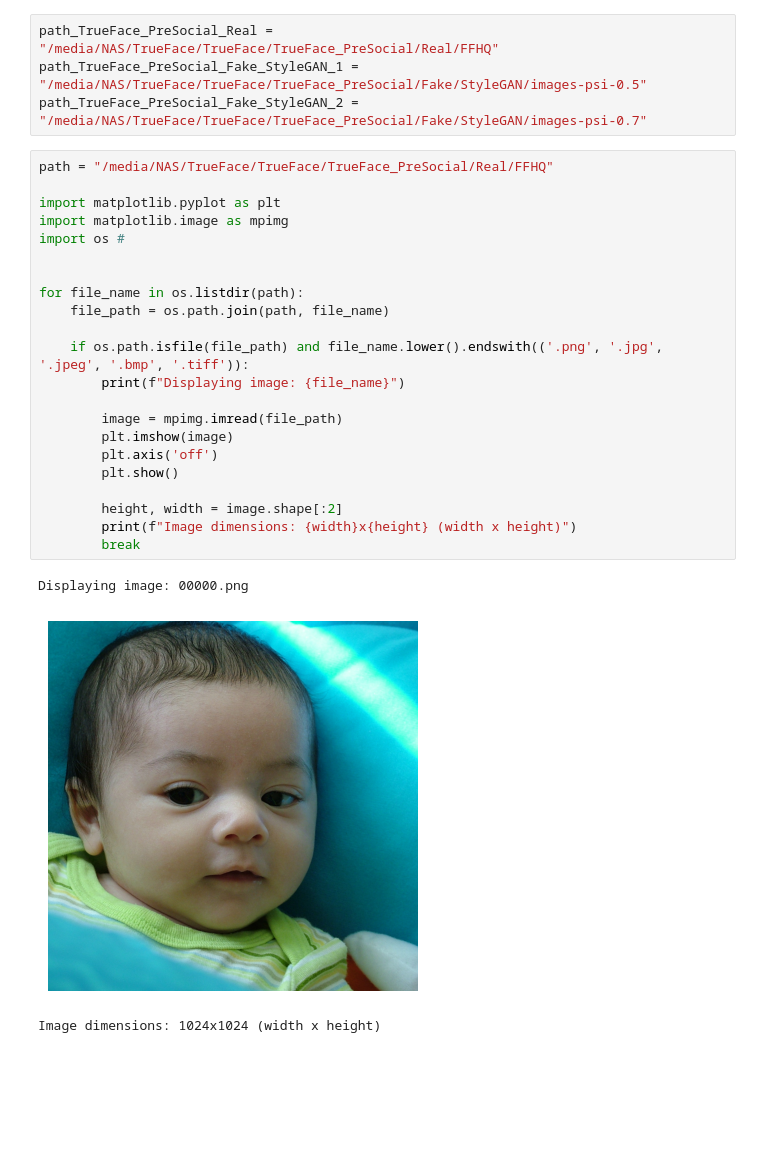
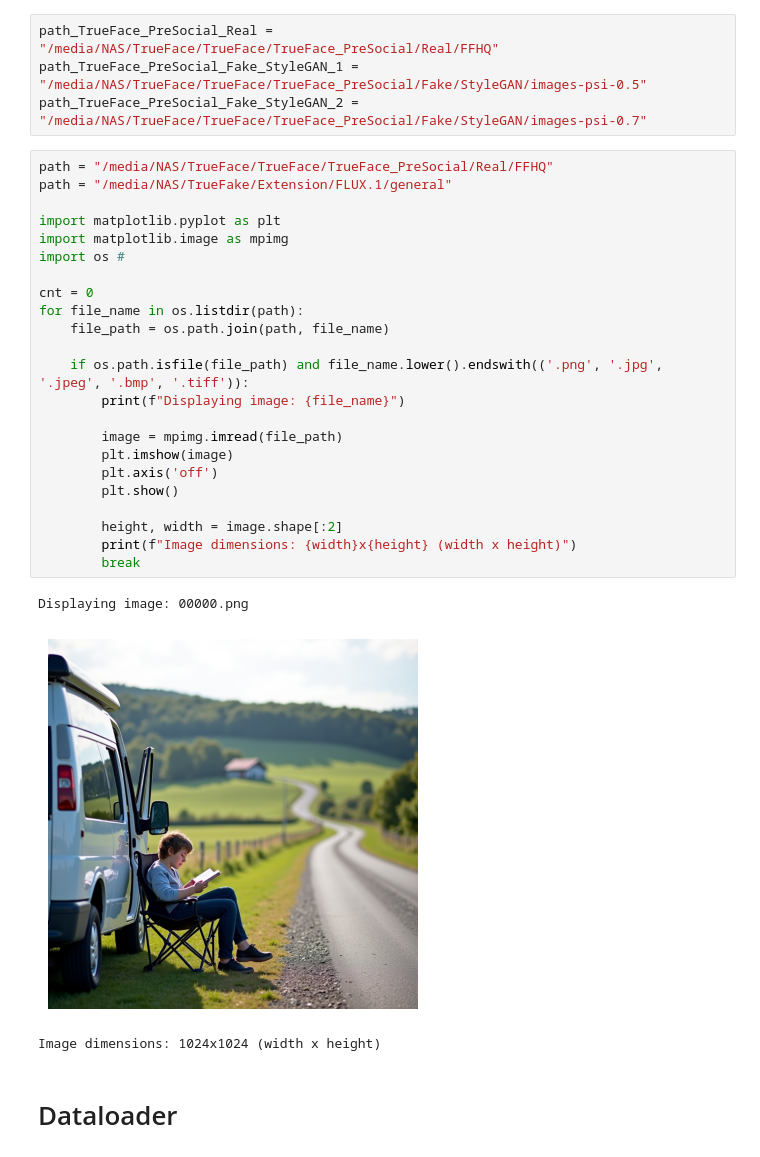
Before and after one commit to mard4/fake-image-detectors, a Jupyter notebook: dataset/dataset.ipynb, the cells around one changed output. Saved outputs shown, nothing was run; the diff lists cells and outputs as text; blank space fills up the shorter version.

Commit message:
first dataloader for TrueFace

```diff
--- a/dataset/dataset.ipynb
+++ b/dataset/dataset.ipynb
@@ -11,27 +11,30 @@ path_TrueFace_PreSocial_Fake_StyleGAN_1 = "/media/NAS/TrueFace/TrueFace/TrueFace
 path_TrueFace_PreSocial_Fake_StyleGAN_2 = "/media/NAS/TrueFace/TrueFace/TrueFace_PreSocial/Fake/StyleGAN/images-psi-0.7"
 # %%
 path = "/media/NAS/TrueFace/TrueFace/TrueFace_PreSocial/Real/FFHQ"
+path = "/media/NAS/TrueFake/Extension/FLUX.1/general"
 
 import matplotlib.pyplot as plt
 import matplotlib.image as mpimg
 import os #
 
-
+cnt = 0
 for file_name in os.listdir(path):
     file_path = os.path.join(path, file_name)
 
     if os.path.isfile(file_path) and file_name.lower().endswith(('.png', '.jpg', '.jpeg', '.bmp', '.tiff')):
         print(f"Displaying image: {file_name}")
 
         image = mpimg.imread(file_path)
         plt.imshow(image)
         plt.axis('off')
         plt.show()
 
         height, width = image.shape[:2]
         print(f"Image dimensions: {width}x{height} (width x height)")
         break
 # %% [output]
 Displaying image: 00000.png
-[figure, old version]
+[figure, new version]
 Image dimensions: 1024x1024 (width x height)
+# %% [markdown]
+# Dataloader
```
Also changed, not shown: parts of 2 cells of this notebook, 2 other files.
